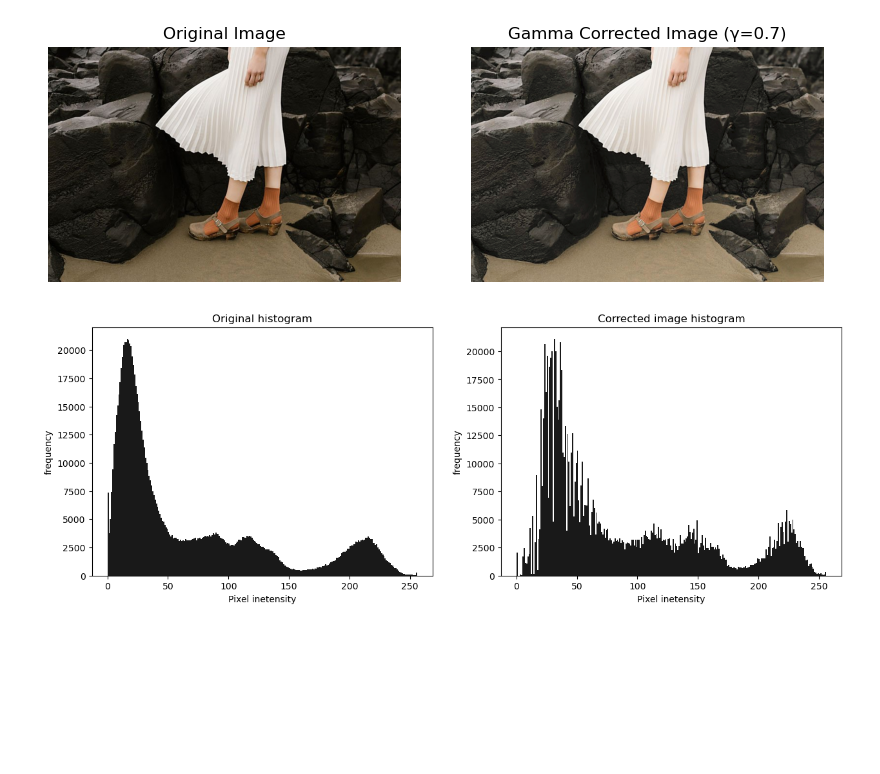
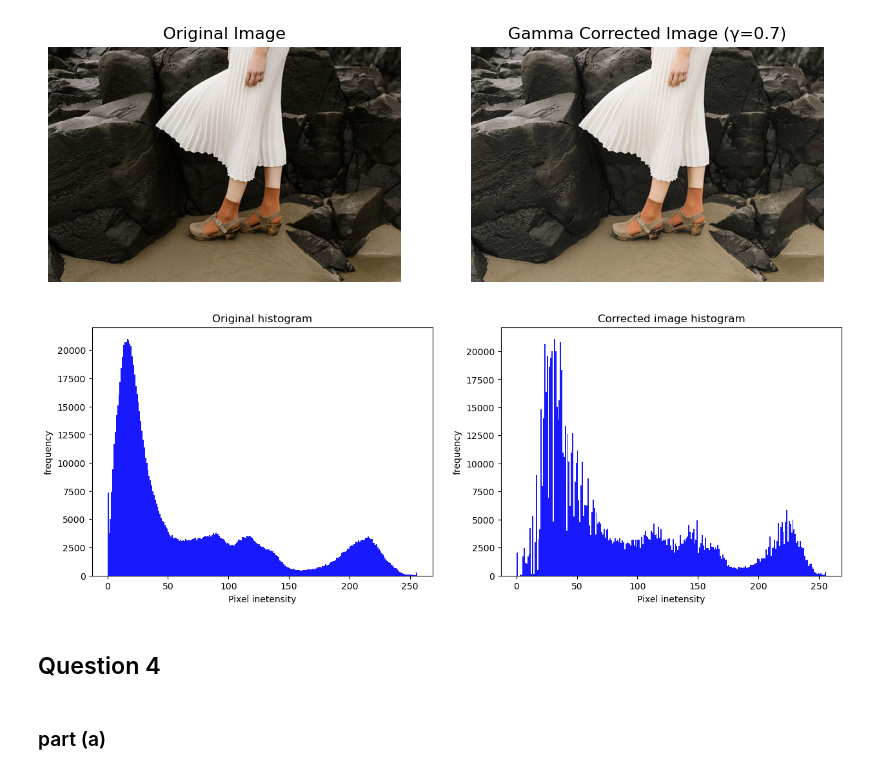
Before and after one commit to Sulojan2027/Image_Processing_SEM_05, a Jupyter notebook: assign_01.ipynb, the cells around one changed output. Cells and saved outputs as stored; diff of their text form; code cells hidden in the pictures; blank space fills up the shorter version.

```diff
--- a/assign_01.ipynb
+++ b/assign_01.ipynb
@@ -152,7 +102,7 @@ plt.show()
 # Gamma correction in L - channel
 
 gamma = 0.7
-img3 = cv2.imread("a1images/highlights_and_shadows.jpg")
+img3 = cv2.imread("a1images/highlights_and_shadows.jpg", cv2.IMREAD_COLOR)
 
 L, a, b = cv2.split(cv2.cvtColor(img3, cv2.COLOR_BGR2LAB))
 
@@ -178,21 +128,23 @@ plt.show()
 # %%
 # Plotting histograms
 
 img3_pixval = img3.ravel()
 img3_modified_pixval = img3_modified.ravel()
 
 fig, ax = plt.subplots(1, 2, figsize=(15,5))
 
-ax[0].hist(img3_pixval, bins=256, range=(0, 256), alpha=0.9, color='black')
+ax[0].hist(img3_pixval, bins=256, range=(0, 256), alpha=0.9, color='blue')
 ax[0].set_title("Original histogram")
 ax[0].set_xlabel('Pixel inetensity')
 ax[0].set_ylabel('frequency')
 
-ax[1].hist(img3_modified_pixval, bins=256, range=(0, 256), alpha=0.9, color='black')
+ax[1].hist(img3_modified_pixval, bins=256, range=(0, 256), alpha=0.9, color='blue')
 ax[1].set_title("Corrected image histogram")
 ax[1].set_xlabel('Pixel inetensity')
 ax[1].set_ylabel('frequency')
 
 plt.show()
 # %% [output]
-[figure, old version]
+[figure, new version]
+# %% [markdown]
+## Question 4
@@ -198,0 +156,2 @@ plt.show()
+# %% [markdown]
+### part (a)
```
Also changed, not shown: parts of 7 cells of this notebook.
